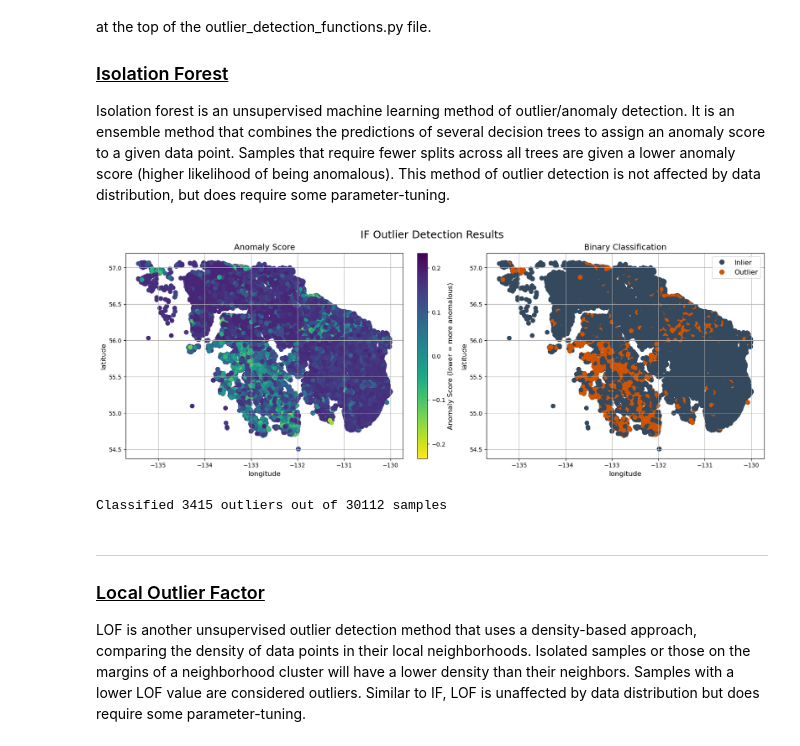
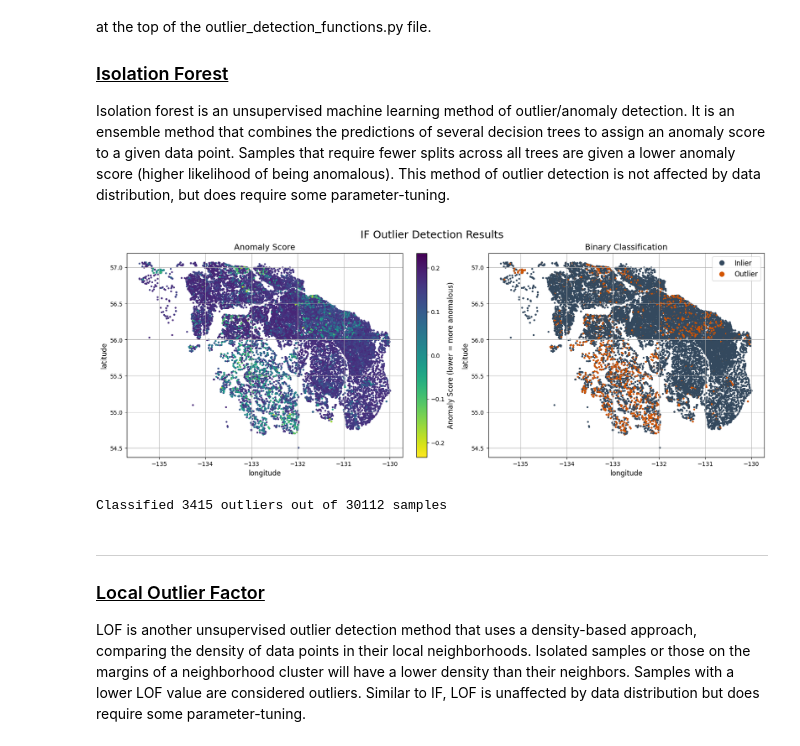
Before and after one commit to gvankeerberghen/geochemical_anomaly_detection, a Jupyter notebook: AK_outlier_detection.ipynb, the cells around one changed output. Cells and saved outputs as stored; diff of their text form; code cells hidden in the pictures.

```diff
--- a/AK_outlier_detection.ipynb
+++ b/AK_outlier_detection.ipynb
@@ -32,2 +42,2 @@ NumPy Version: 2.2.2
 # %%
-df = pd.read_parquet("data_files/AK_raw_data.parquet")
+df = pd.read_parquet("geochemical_anomaly_detection/data_files/AK_raw_data.parquet")
@@ -107,17 +124,17 @@ IF_df = outlier_detection_functions.isolation_forest(
 # %%
 # Plotting IF results
 helper_functions.plot_outlier_results(
     data=IF_df,
     x_col="longitude",
     y_col="latitude",
     score_col="anomaly_score",
     binary_col="outlier",
-    point_size=50,
+    point_size=5,
     plot_title="IF Outlier Detection Results",
     cmap='viridis_r'
 )
 # %% [output]
-[figure, old version]
+[figure, new version]
 Classified 3415 outliers out of 30112 samples
 # %% [markdown]
 
```
Also changed, not shown: parts of 11 cells of this notebook.
